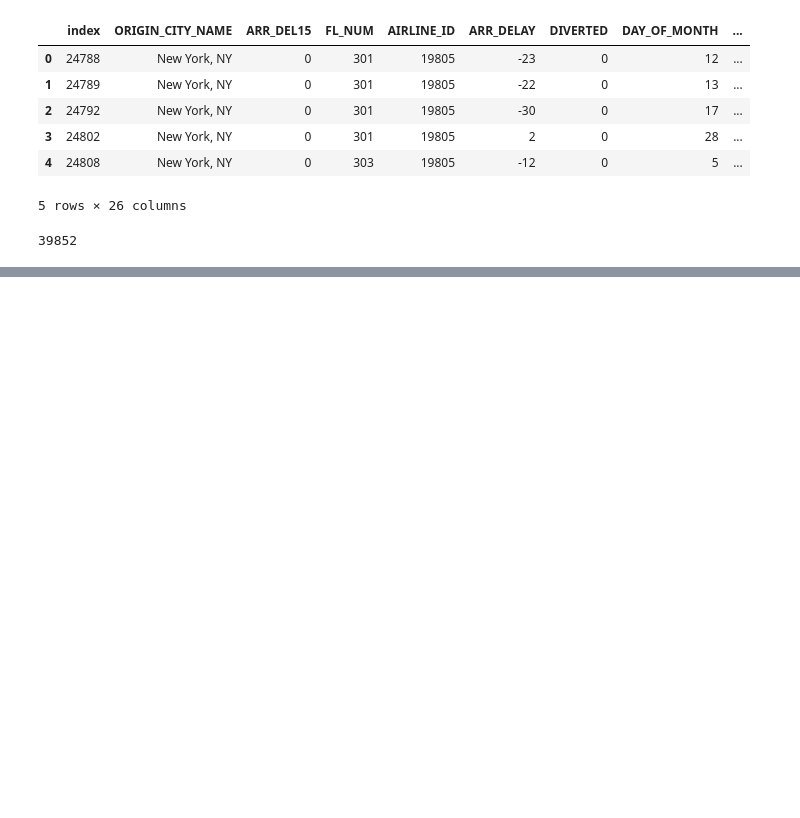
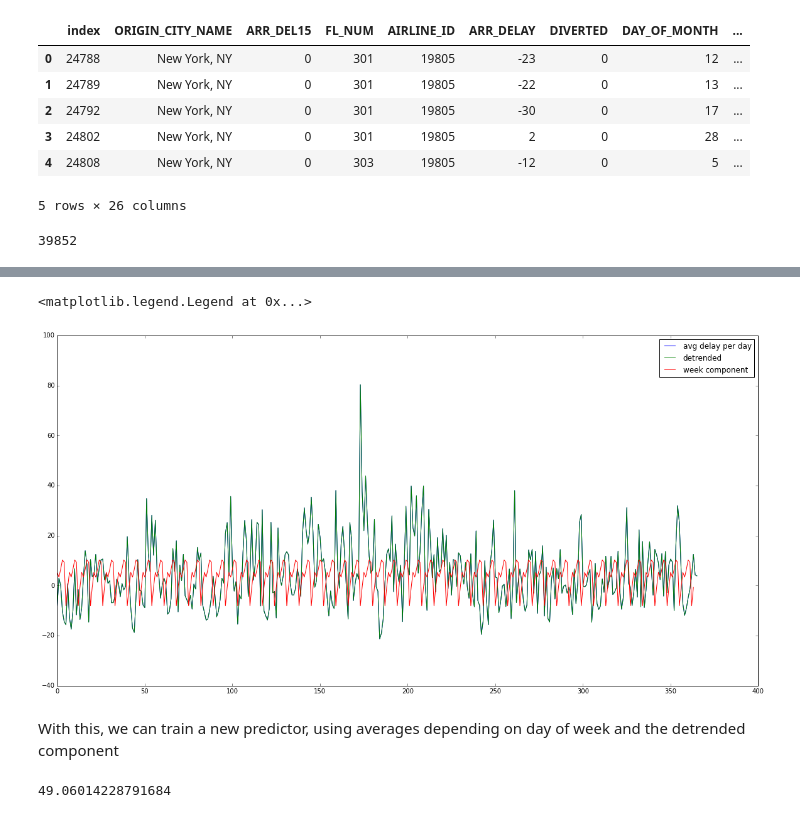
Before and after one commit to LeonhardFS/flightbbq, a Jupyter notebook: Arrival delay time prediction.ipynb, the cells around one changed output, grey strips where cells are left out. Saved outputs shown, nothing was run; the diff lists cells and outputs as text; code cells hidden in the pictures; blank space fills up the shorter version.

```diff
--- a/Arrival delay time prediction.ipynb
+++ b/Arrival delay time prediction.ipynb
@@ -208,0 +338,9 @@ bigdf.count()[0]
+# %%
+%%time
+g_wdoy = bigdf[bigdf.YEAR != int(years[-1])].groupby('DAY_OF_WEEK')
+week_day_component = g_wdoy.ARR_DELAY.mean().values
+
+# detrend it
+bigdf['ARR_DELAY_WD'] = 0
+for index, row in bigdf.iterrows():
+    bigdf.set_value(index, 'ARR_DELAY_WD', row.ARR_DELAY  + week_day_component[row.DAY_OF_WEEK-1])
@@ -208,0 +350,16 @@ bigdf.count()[0]
+# %%
+g_doy = bigdf[bigdf.YEAR != int(years[-1])].groupby('DAY_OF_YEAR')
+day_component = g_doy.ARR_DELAY.mean().values
+# %%
+test = list(week_day_component)*53
+test = test[1:367]
+plt.figure(figsize=(20, 10))
+plt.plot(day_component, label='avg delay per day')
+plt.plot(g_doy.ARR_DELAY.mean(), label='detrended')
+plt.plot(list(week_day_component)*52, label='week component')
+plt.legend(loc='best')
+# %% [output]
+<matplotlib.legend.Legend at 0x...>
+[figure, added]
+# %% [markdown]
+With this, we can train a new predictor, using averages depending on day of week and the detrended component
@@ -208,0 +388,5 @@ bigdf.count()[0]
+# %%
+# check error
+rmse(y_test, y_pred)
+# %% [output]
+49.06014228791684
```
Also changed, not shown: parts of 30 cells of this notebook.
